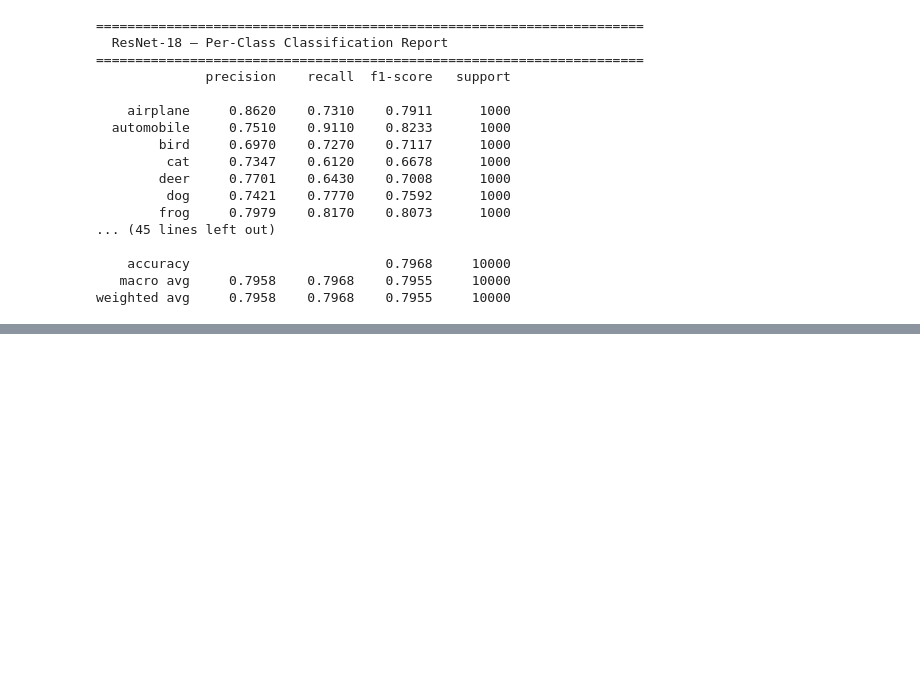
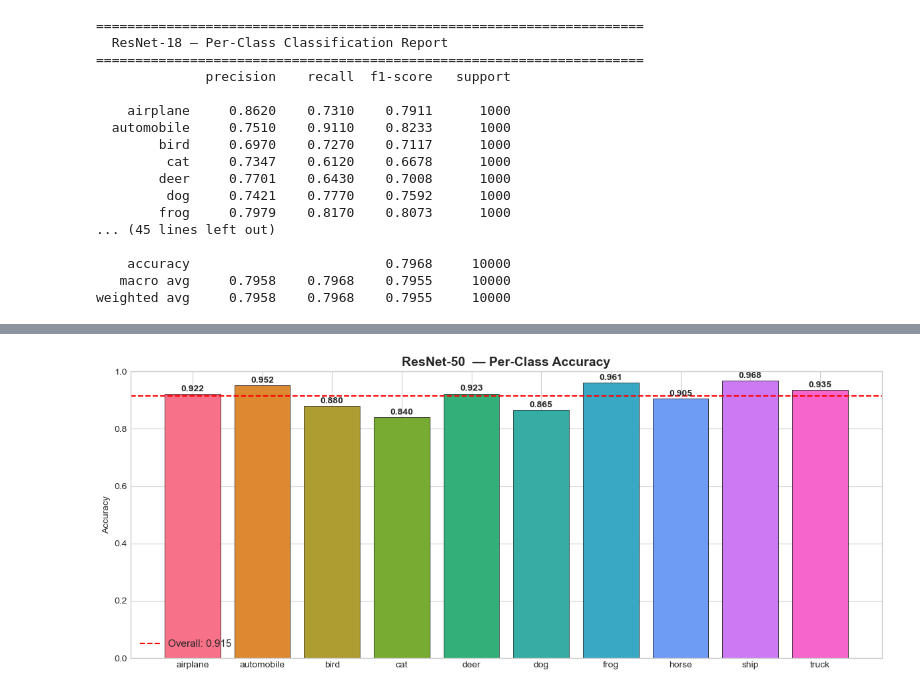
Before and after one commit to YISHU19/cifar10-ml-vs-dl, a Jupyter notebook: notebooks/02_dl_resnet.ipynb, the cells around one changed output, grey strips where cells are left out. Cells and saved outputs as stored; diff of their text form; code cells hidden in the pictures; blank space fills up the shorter version.

```diff
--- a/notebooks/02_dl_resnet.ipynb
+++ b/notebooks/02_dl_resnet.ipynb
@@ -721,0 +874,20 @@ weighted avg     0.7958    0.7968    0.7955     10000
+# %%
+# Per-class accuracy
+per_class_acc = cm.diagonal() / cm.sum(axis=1)
+
+fig, ax = plt.subplots(figsize=(12, 5))
+bars = ax.bar(CLASSES, per_class_acc, color=sns.color_palette("husl", NUM_CLASSES),
+              edgecolor='black', linewidth=0.5)
+ax.set_title(f'{best_model_name}  — Per-Class Accuracy', fontsize=14, fontweight='bold')
+ax.set_ylabel('Accuracy')
+ax.set_ylim(0, 1.0)
+ax.axhline(y=ft_metrics['accuracy'], color='red', linestyle='--', linewidth=1.5,
+           label=f'Overall: {ft_metrics["accuracy"]:.3f}')
+ax.legend(fontsize=11)
+for bar, val in zip(bars, per_class_acc):
+    ax.text(bar.get_x() + bar.get_width()/2., bar.get_height() + 0.01,
+            f'{val:.3f}', ha='center', fontsize=10, fontweight='bold')
+plt.tight_layout()
+plt.show()
+# %% [output]
+[figure, added]
```
Also changed, not shown: parts of 14 cells of this notebook.
